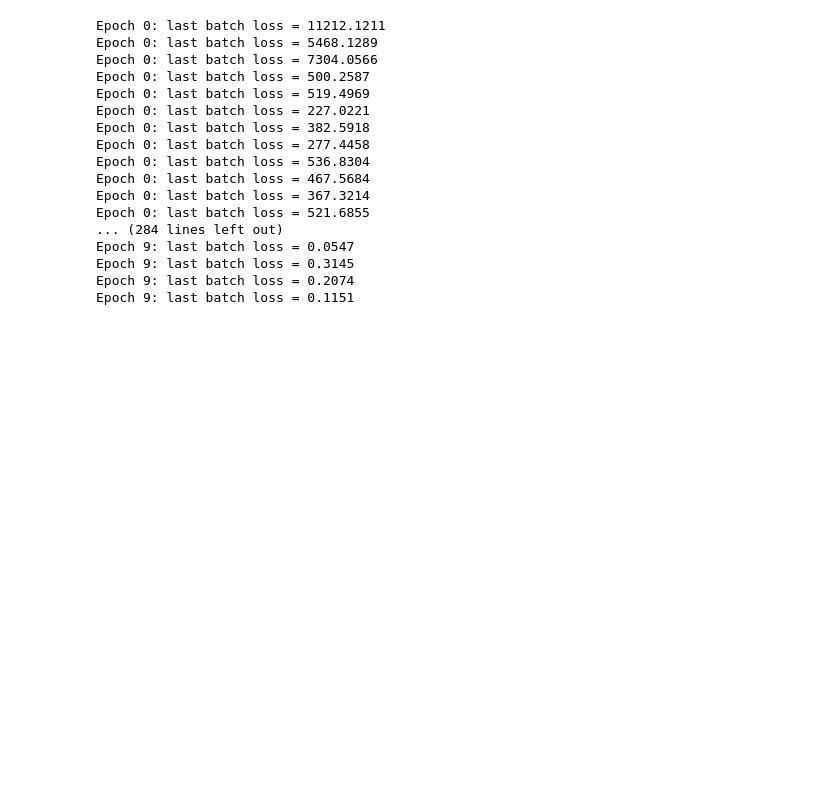
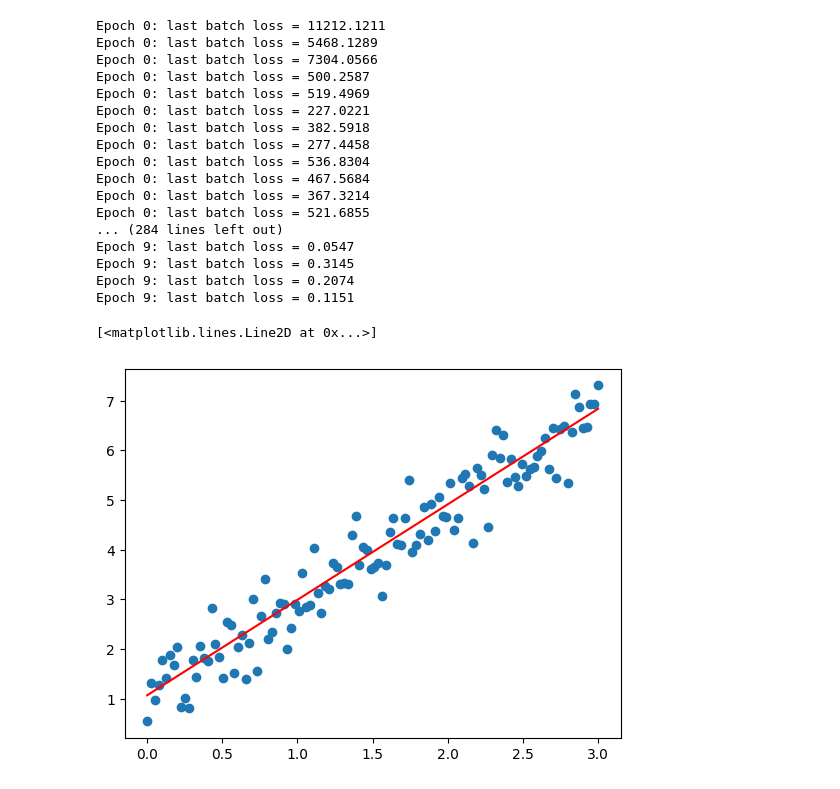
Before and after one commit to Linda-Njau/AI_FUN, a Jupyter notebook: IntroTensorFlow.ipynb, the cells around one changed output. Saved outputs shown, nothing was run; the diff lists cells and outputs as text; code cells hidden in the pictures; blank space fills up the shorter version.

```diff
--- a/IntroTensorFlow.ipynb
+++ b/IntroTensorFlow.ipynb
@@ -139,3 +139,11 @@ Epoch 9: last batch loss = 0.0547
 Epoch 9: last batch loss = 0.3145
 Epoch 9: last batch loss = 0.2074
 Epoch 9: last batch loss = 0.1151
+# %%
+plt.scatter(train_x,train_labels)
+x = np.array([min(train_x),max(train_x)])
+y = w.numpy()[0,0]*x+b.numpy()[0]
+plt.plot(x,y,color='red')
+# %% [output]
+[<matplotlib.lines.Line2D at 0x...>]
+[figure, added]
```
